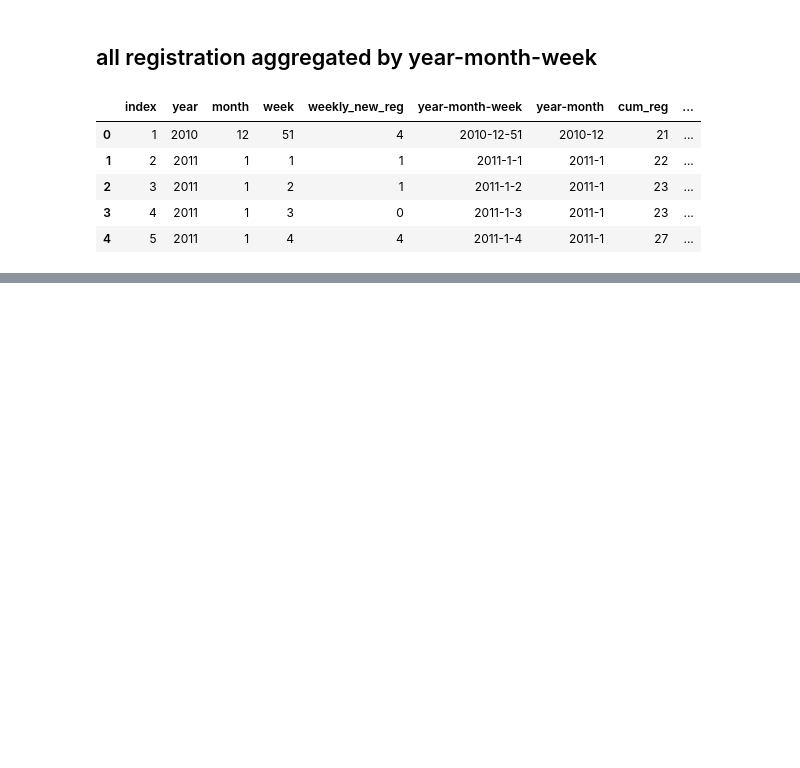
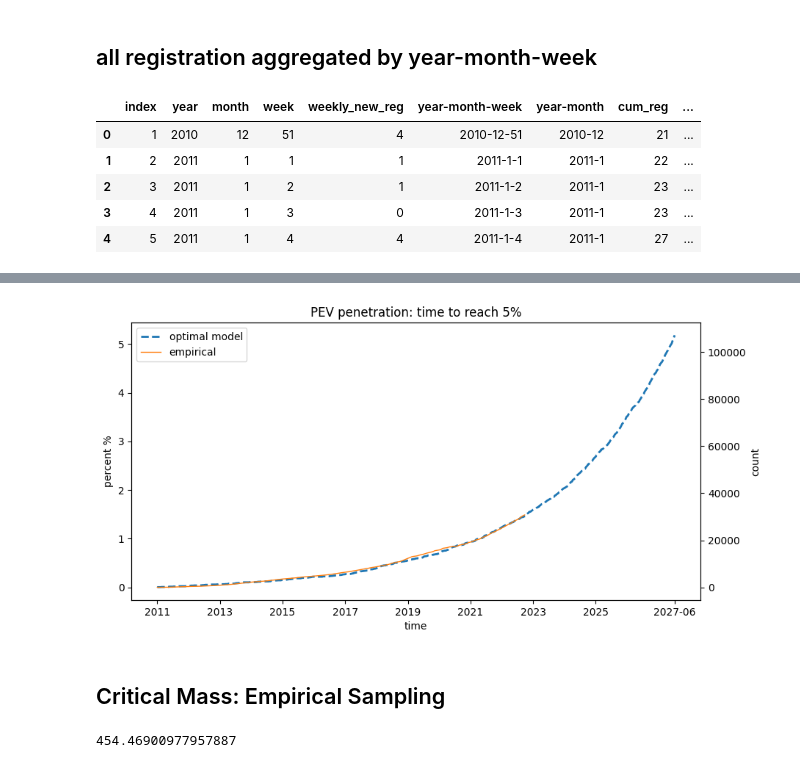
Before and after one commit to RichZhou1999/CE263-EV-Adoption-Diffusion-Model-, a Jupyter notebook: Notebooks/wa_cum_adopt_plot.ipynb, the cells around one changed output, grey strips where cells are left out. Cells and saved outputs as stored; diff of their text form; code cells hidden in the pictures; blank space fills up the shorter version.

```diff
--- a/Notebooks/wa_cum_adopt_plot.ipynb
+++ b/Notebooks/wa_cum_adopt_plot.ipynb
@@ -169,0 +173,4 @@ plt.show()
+# %%
+wa_weekly_cumsum_model = pd.read_csv('/Users/jarvis/CE253-EV-Adoption-Diffusion-Model-/Results/sum_adoption_5_percent.csv', index_col=0)
+wa_reg_grouped_week = pd.read_csv('/Users/jarvis/CE253-EV-Adoption-Diffusion-Model-/Data/wa_pev_weekly_reg.csv')
+wa_weekly_cumsum_model.head()
@@ -169,0 +193,35 @@ plt.show()
+# %%
+# plt.figure(figsize=(10, 5), dpi=100)
+fig, ax = plt.subplots(figsize = (10, 5), dpi=100)
+ax2 = ax.twinx()
+
+ax.plot(wa_weekly_cumsum_model['week'], wa_weekly_cumsum_model['number']/7200000 * 100, '--', label='optimal model', linewidth=2)
+ax.plot(wa_reg_grouped_week.index, wa_reg_grouped_week['cum_reg']/7200000 * 100, '-', label='empirical', linewidth=1)
+ax2.plot(wa_reg_grouped_week.index, wa_reg_grouped_week['cum_reg'], '-', label='empirical', linewidth=0)
+
+ax.legend(loc="upper left")
+x_label_position = [0, 104, 208, 312, 416, 520, 624, 728, 859]
+labels = [2011, 2013, 2015, 2017, 2019, 2021, 2023, 2025, '2027-06']
+ax.set_xticks(x_label_position, labels)
+ax2.set_xticks(x_label_position, labels)
+plt.title('PEV penetration: time to reach 5%')
+ax.set_xlabel('time')
+ax.set_ylabel('percent %')
+ax2.set_ylabel('count')
+
+plt.show()
+# %% [output]
+[figure, added]
+# %% [markdown]
+## Critical Mass: Empirical Sampling
+# %%
+num_adopted_lst = []
+
+for i in np.arange(10):
+    model_output = pd.read_csv('/Users/jarvis/CE253-EV-Adoption-Diffusion-Model-/Results/output_0.csv', index_col=0)
+    num_adopted = sum(model_output[model_output['week'] == 609]['number'])
+    num_adopted_lst.append(num_adopted)
+
+print(np.average(num_adopted_lst) * 0.004349443575683363)
+# %% [output]
+454.46900977957887
```
Also changed, not shown: parts of 10 cells of this notebook, 24 other files.
